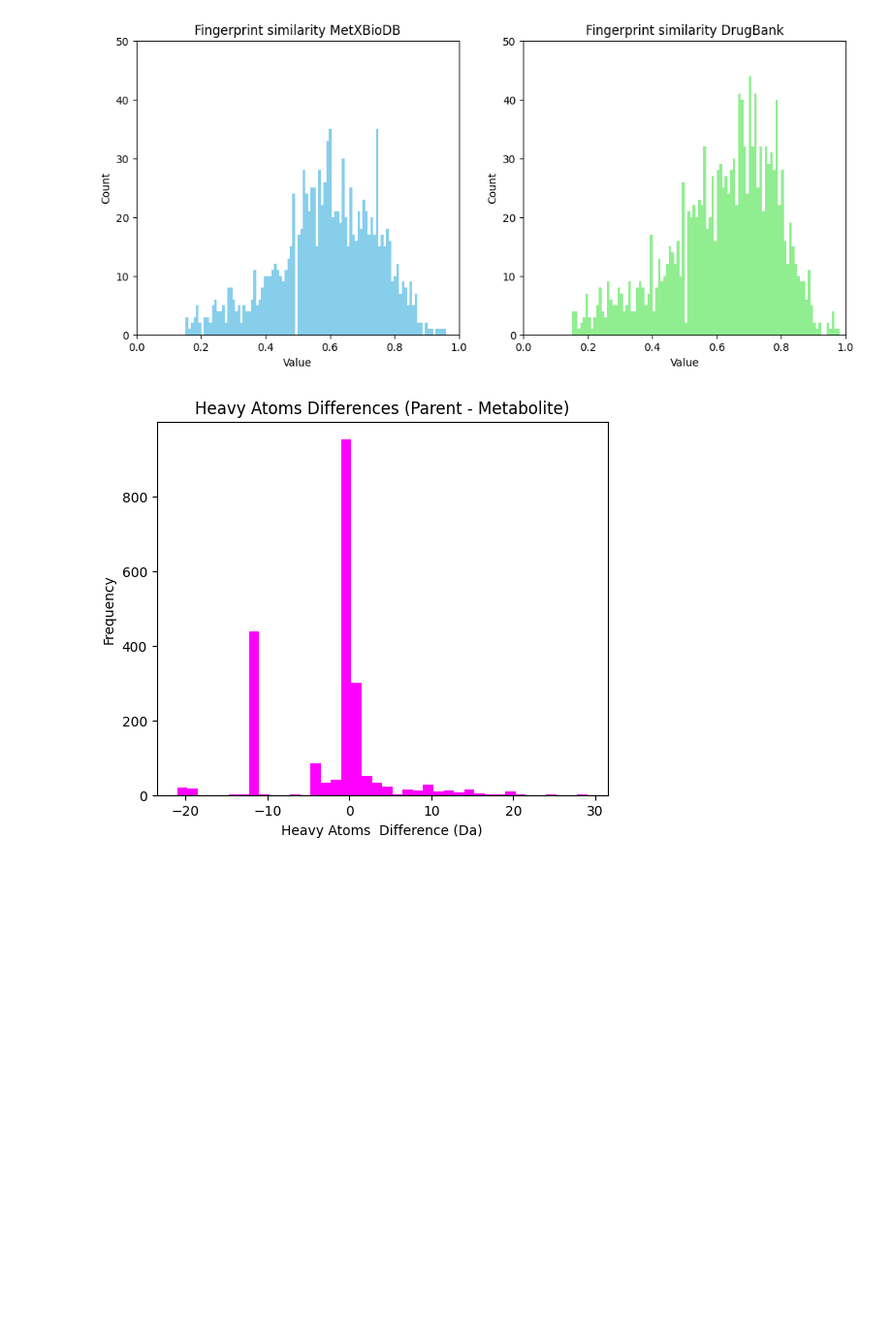
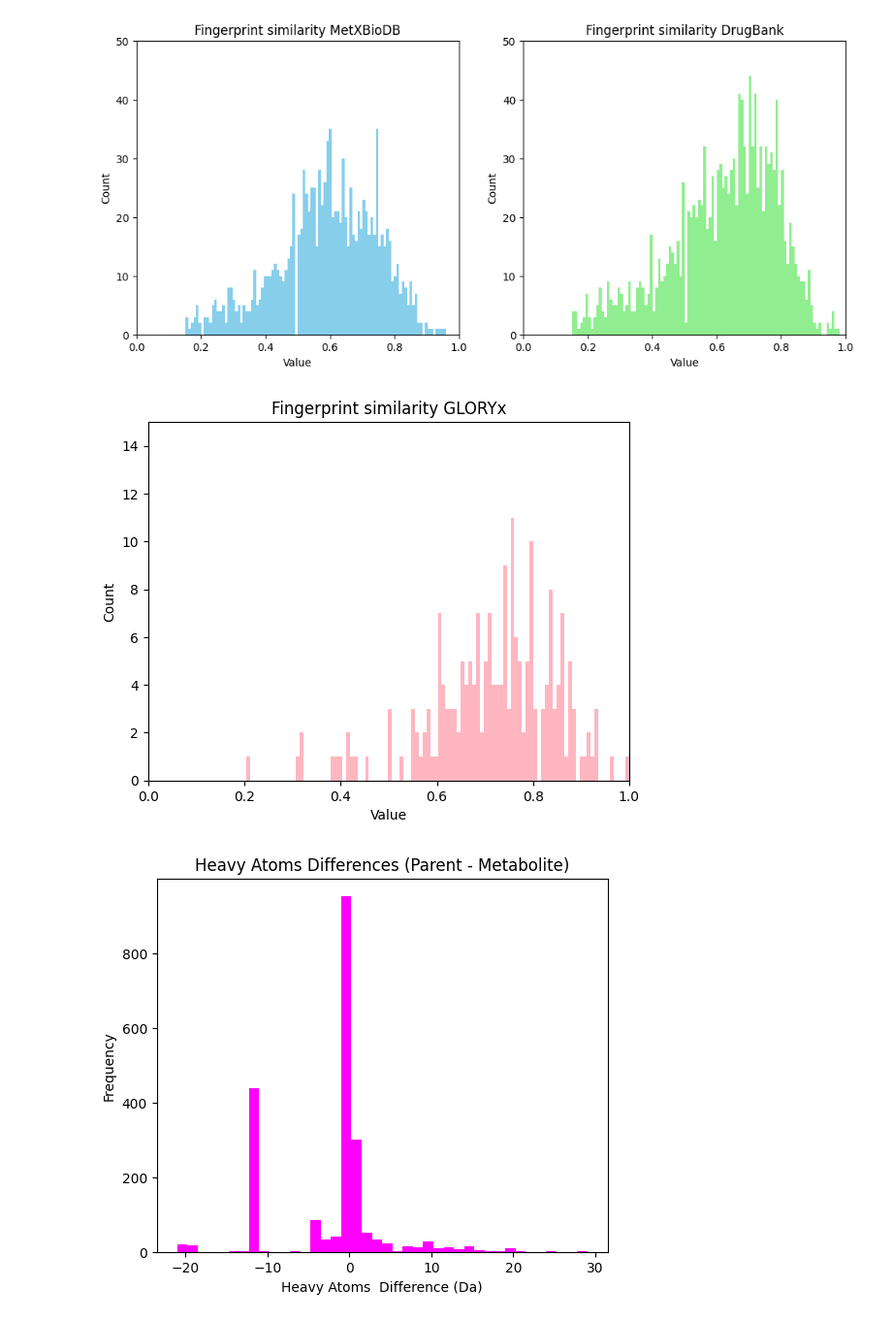
Before and after one commit to tsofiac/LAGOM, a Jupyter notebook: data_analysis/metxbiodb_vs_drugbank.ipynb, the cells around one changed output. Shown at 97% size. Saved outputs shown, nothing was run; the diff lists cells and outputs as text; code cells hidden in the pictures; blank space fills up the shorter version.

Commit message:
fixed gloryx load and compare with combined

```diff
--- a/data_analysis/metxbiodb_vs_drugbank.ipynb
+++ b/data_analysis/metxbiodb_vs_drugbank.ipynb
@@ -23,6 +23,8 @@ clean_metxbiodb = get_dataset("/projects/cc/se_users/larsson_kbvs588/test/Master
 
 unique_drugbank = get_dataset("/projects/cc/se_users/larsson_kbvs588/test/MasterThesis/dataset/curated_data/drugbank_unique_parents.csv")
 unique_metxbiodb = get_dataset("/projects/cc/se_users/larsson_kbvs588/test/MasterThesis/dataset/curated_data/metxbiodb_unique_parents.csv")
+
+gloryx = get_dataset("/projects/cc/se_users/larsson_kbvs588/test/MasterThesis/dataset/curated_data/gloryx_smiles_clean.csv")
 # %%
 def create_pychart(data, labels):
     colors = ['#b7ded2', '#f6a6b2', '#f7c297', '#90d2d8']
@@ -170,6 +172,19 @@ ax[1].set_xlim(0, 1)
 plt.show()
 # %% [output]
 [figure]
+# %%
+gloryx_similarities = finger_print_similarity(gloryx)
+
+plt.hist(gloryx_similarities, bins=100, color='lightpink')
+plt.title('Fingerprint similarity GLORYx')
+plt.xlabel('Value')
+plt.ylabel('Count')
+plt.ylim(0, 15)
+plt.xlim(0, 1)
+
+plt.show()
+# %% [output]
+[figure, added]
 # %%
 def plot_heavy_atoms(metabolite_weights, parent_weights, weights_diff):
     # Plot histograms for metabolite and parent weights side by side
```
Also changed, not shown: 17 other files.
